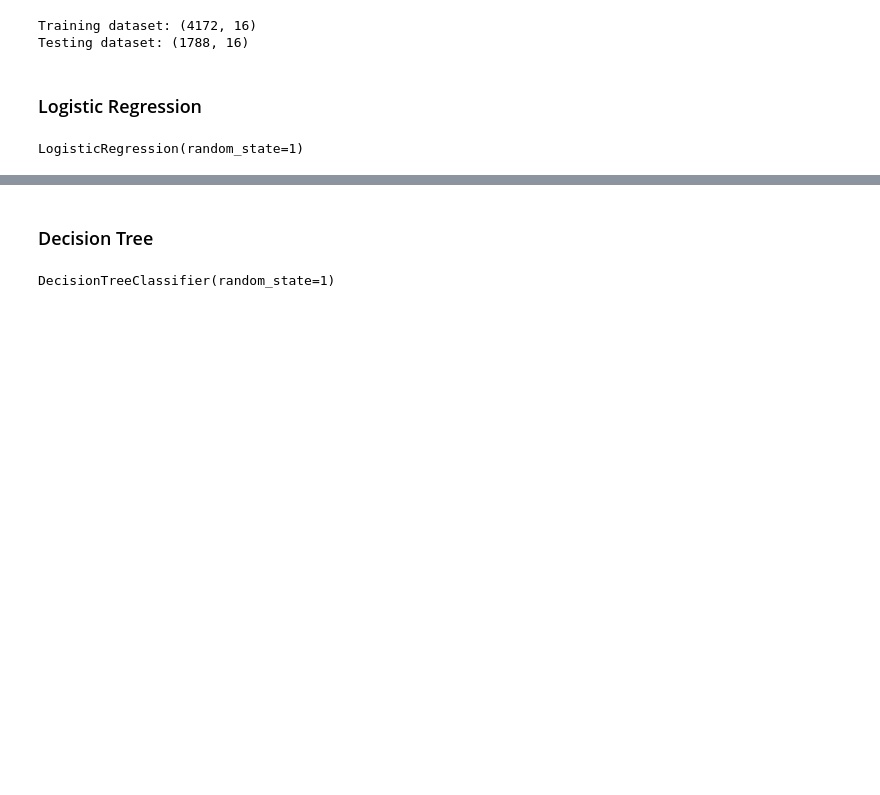
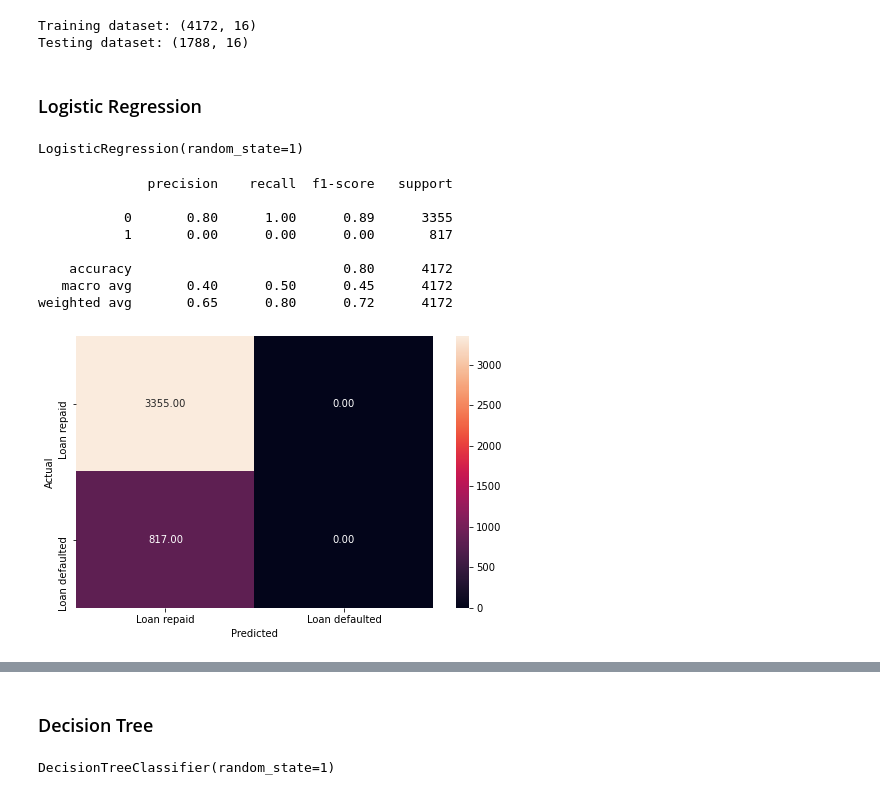
Before and after one commit to marijamaik/loan-defaulter-detection, a Jupyter notebook: Loan_Default_Prediction.ipynb, the cells around one changed output, grey strips where cells are left out. Drawn from its saved outputs; the diff is of its cells as text; code cells hidden in the pictures; blank space fills up the shorter version.

```diff
--- a/Loan_Default_Prediction.ipynb
+++ b/Loan_Default_Prediction.ipynb
@@ -625,5 +629,16 @@ LogisticRegression(random_state=1)
 # %%
 # Checking performance on the training data
 pred_y_train = lr.predict(x_train)
+metrics_score(y_train, pred_y_train)
+# %% [output]
+              precision    recall  f1-score   support
+
+           0       0.80      1.00      0.89      3355
+           1       0.00      0.00      0.00       817
+
+    accuracy                           0.80      4172
+   macro avg       0.40      0.50      0.45      4172
+weighted avg       0.65      0.80      0.72      4172
+[figure, added]
 # %%
 # Checking performance on the test data
```
Also changed, not shown: parts of 8 cells of this notebook.
